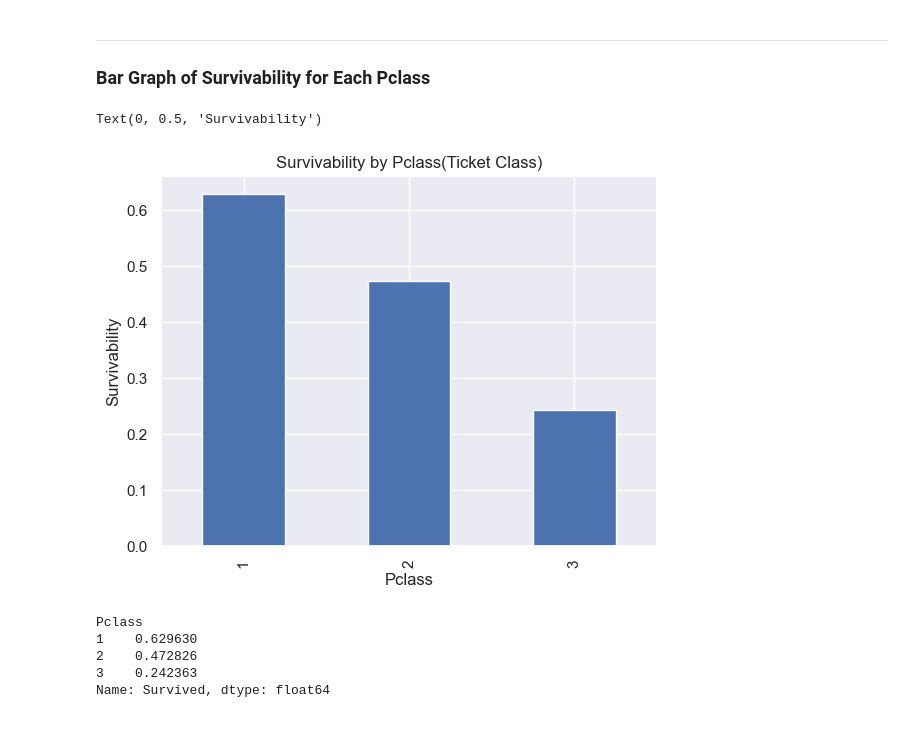
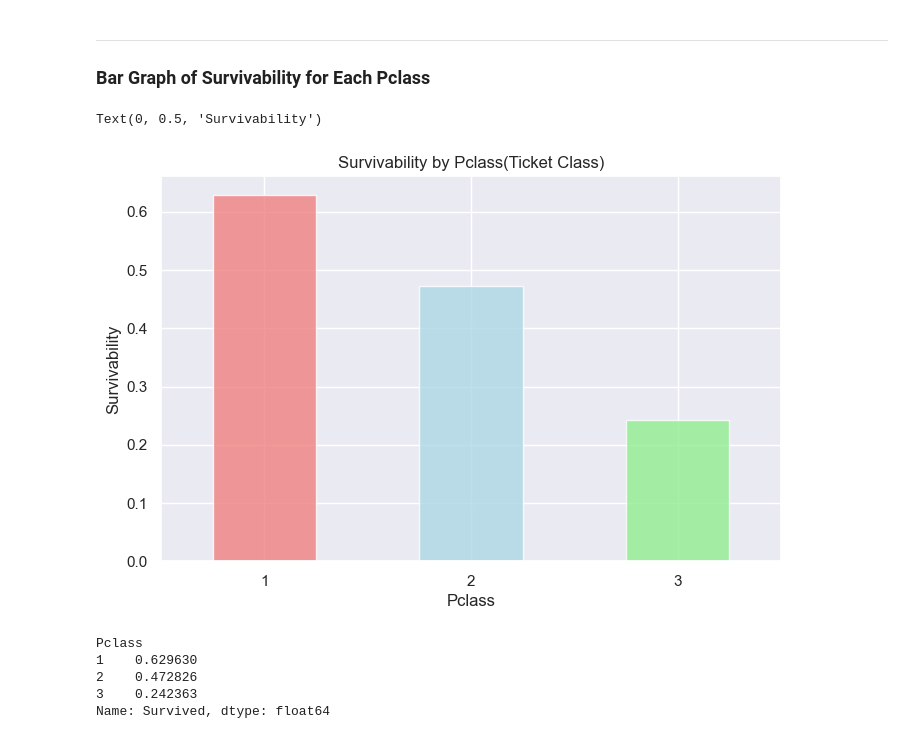
Before and after one commit to HongSon28/IE0005-Mini-Project, a Jupyter notebook: Main.ipynb, the cells around one changed output. Saved outputs shown, nothing was run; the diff lists cells and outputs as text; code cells hidden in the pictures.

```diff
--- a/Main.ipynb
+++ b/Main.ipynb
@@ -214,12 +225,18 @@ Name: count, dtype: int64
 ### Bar Graph of Survivability for Each Pclass
 # %%
 class_rate = data.groupby("Pclass")["Survived"].mean()
-class_rate.plot(kind = "bar")
+ax = class_rate.plot(
+    kind="bar",
+    color=["lightcoral", "lightblue", "lightgreen"],
+    alpha=0.8,
+    figsize=(8, 5),
+    rot=0
+)
 plt.title("Survivability by Pclass(Ticket Class)")
 plt.ylabel('Survivability')
 # %% [output]
 Text(0, 0.5, 'Survivability')
-[figure, old version]
+[figure, new version]
 # %%
 print(class_rate)
 # %% [output]
```
Also changed, not shown: parts of 58 cells of this notebook, 5 other files.
